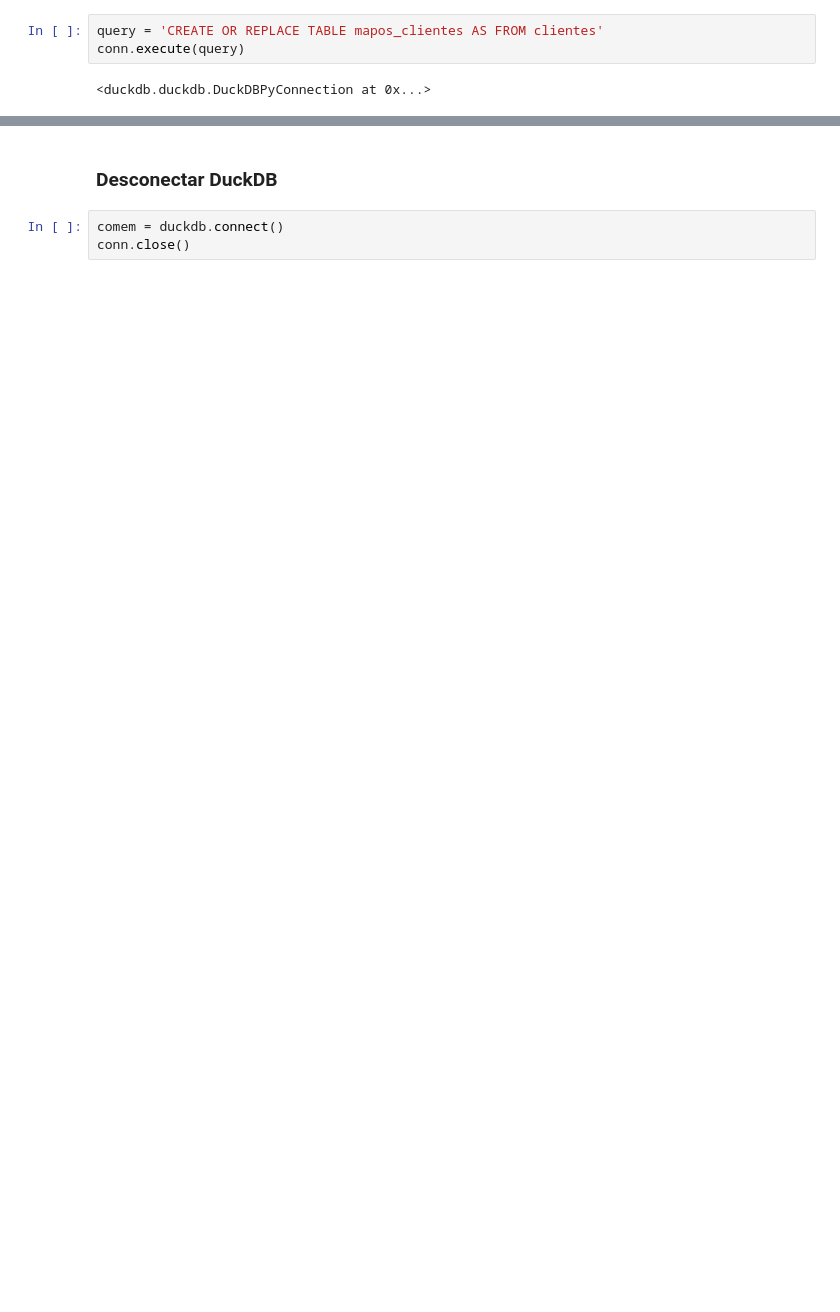
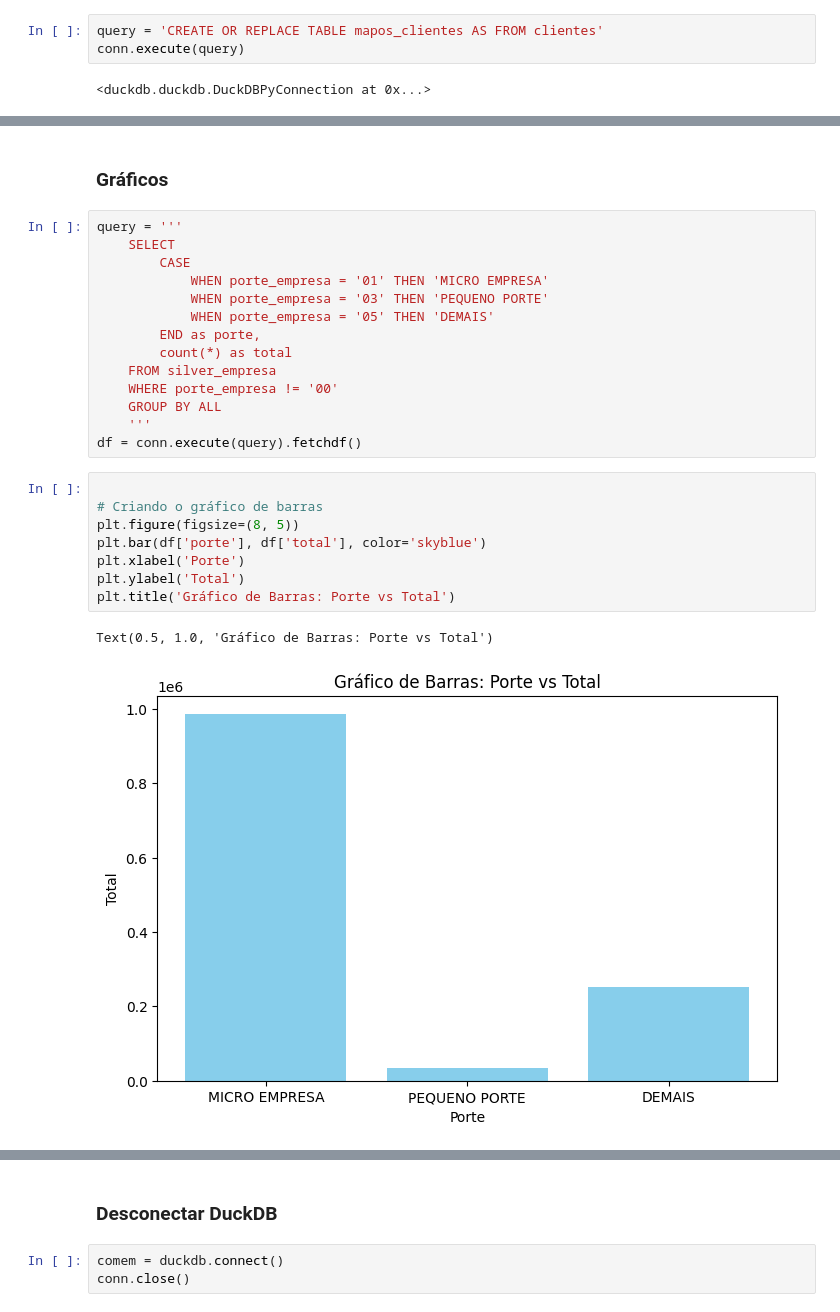
Before and after one commit to profdanilosantos/duckdb_data_saturday_2024_vitoria, a Jupyter notebook: main.ipynb, the cells around one changed output, grey strips where cells are left out. Cells and saved outputs as stored; diff of their text form; blank space fills up the shorter version.

Commit message:
atualização com gráficos

```diff
--- a/main.ipynb
+++ b/main.ipynb
@@ -712,3 +716,30 @@ result_df.head()
 | 2 | 34 | None | Smith - Hickle | None | False | 03.034.034/0001-34 | (32) 93490-9271 | (99) 9999-9999 |  | ... |
 | 3 | 35 | None | Irvin Stehr | None | True | 035.035.035/35 | (44) 90002-9994 | (99) 9999-9999 |  | ... |
 | 4 | 36 | None | Darin Luettgen V | None | True | 036.036.036/36 | (96) 93600-3469 | (99) 9999-9999 |  | ... |
+# %% [markdown]
+### Gráficos
+# %%
+query = '''
+    SELECT
+        CASE
+	    	WHEN porte_empresa = '01' THEN 'MICRO EMPRESA'
+    	    WHEN porte_empresa = '03' THEN 'PEQUENO PORTE'
+    	    WHEN porte_empresa = '05' THEN 'DEMAIS'
+		END as porte,
+		count(*) as total
+    FROM silver_empresa
+	WHERE porte_empresa != '00'
+	GROUP BY ALL
+    '''
+df = conn.execute(query).fetchdf()
+# %%
+
+# Criando o gráfico de barras
+plt.figure(figsize=(8, 5))
+plt.bar(df['porte'], df['total'], color='skyblue')
+plt.xlabel('Porte')
+plt.ylabel('Total')
+plt.title('Gráfico de Barras: Porte vs Total')
+# %% [output]
+Text(0.5, 1.0, 'Gráfico de Barras: Porte vs Total')
+[figure, added]
```
Also changed, not shown: parts of 9 cells of this notebook, 1 other file.
